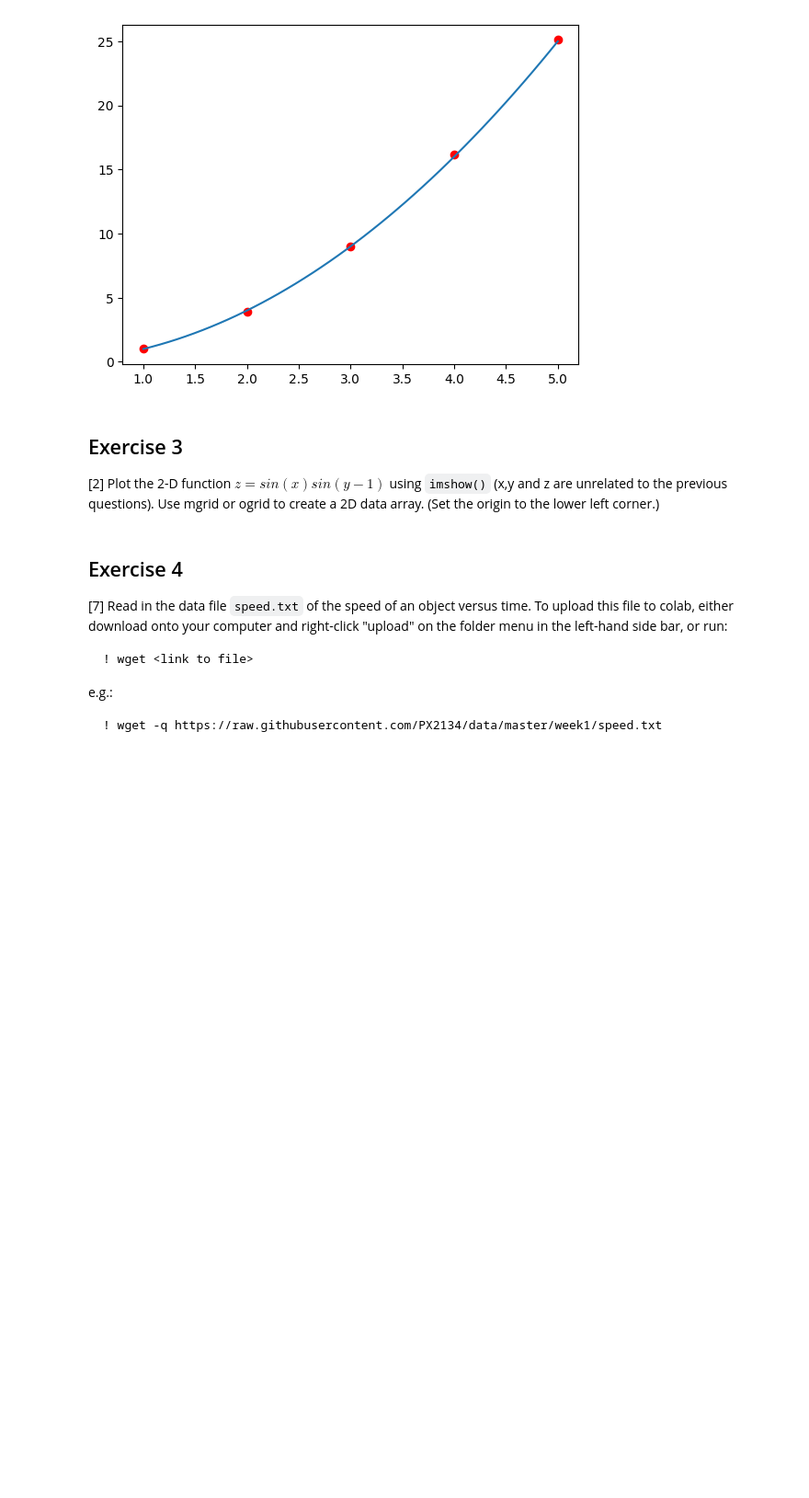
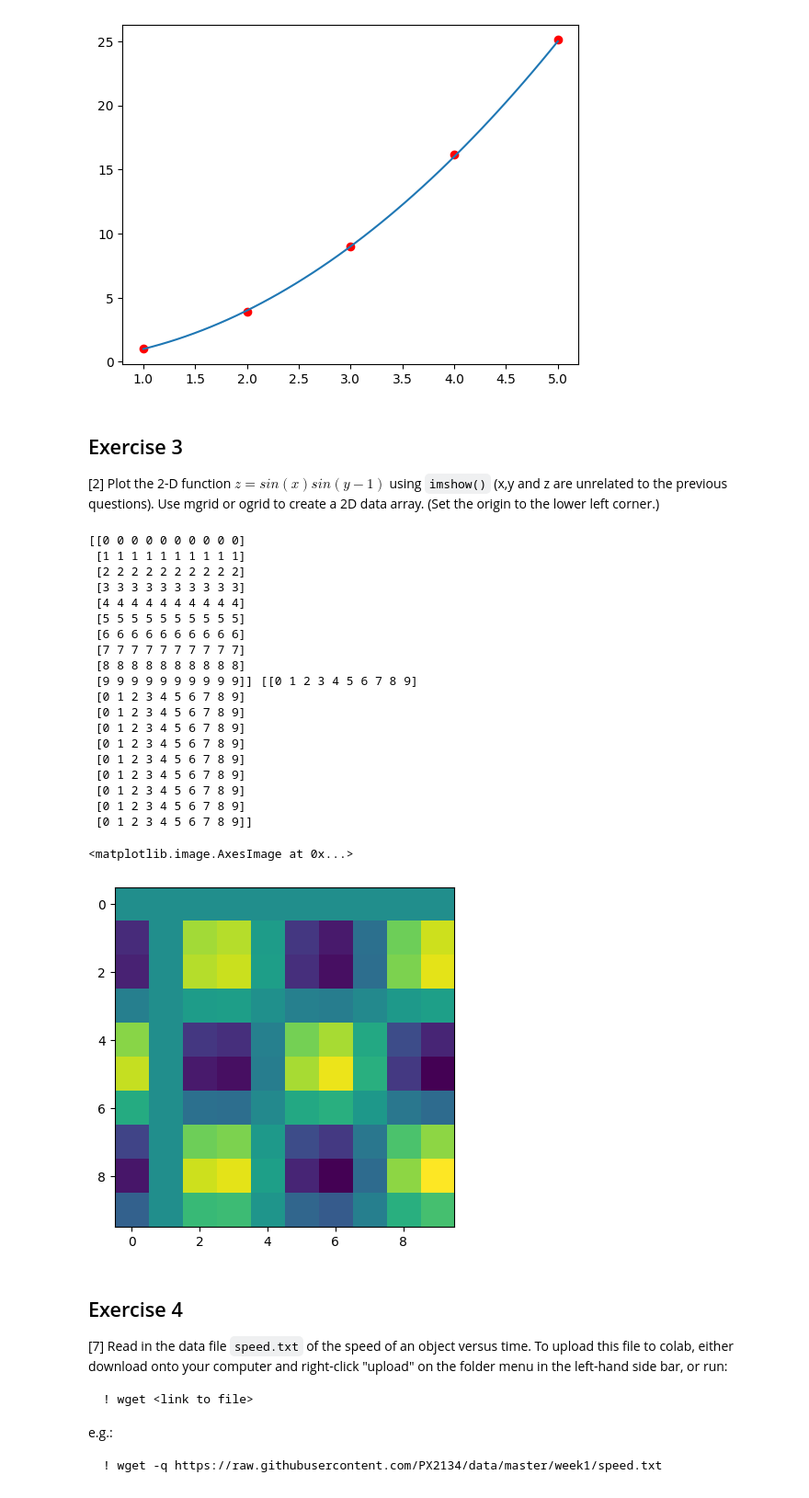
Before and after one commit to PX2145-2025/week-1-b-Morley-James, a Jupyter notebook: Revisions.ipynb, the cells around one changed output. Shown at 92% size. Drawn from its saved outputs; the diff is of its cells as text; code cells hidden in the pictures; blank space fills up the shorter version.

```diff
--- a/Revisions.ipynb
+++ b/Revisions.ipynb
@@ -383,12 +383,36 @@ plot(X,Y)
 # %%
 #define z
 import numpy as np
 from matplotlib import pyplot as plt
-x,y=np.mgrid[0:10:0.1,0:10:0.1]
-z
+x,y=np.mgrid[0:10:1,0:10:1]
+print(x,y)
+z = sin(x)*sin(y-1)
+imshow(z)
 
 #plot z
 #set origin to lower left corner
+# %% [output]
+[[0 0 0 0 0 0 0 0 0 0]
+ [1 1 1 1 1 1 1 1 1 1]
+ [2 2 2 2 2 2 2 2 2 2]
+ [3 3 3 3 3 3 3 3 3 3]
+ [4 4 4 4 4 4 4 4 4 4]
+ [5 5 5 5 5 5 5 5 5 5]
+ [6 6 6 6 6 6 6 6 6 6]
+ [7 7 7 7 7 7 7 7 7 7]
+ [8 8 8 8 8 8 8 8 8 8]
+ [9 9 9 9 9 9 9 9 9 9]] [[0 1 2 3 4 5 6 7 8 9]
+ [0 1 2 3 4 5 6 7 8 9]
+ [0 1 2 3 4 5 6 7 8 9]
+ [0 1 2 3 4 5 6 7 8 9]
+ [0 1 2 3 4 5 6 7 8 9]
+ [0 1 2 3 4 5 6 7 8 9]
+ [0 1 2 3 4 5 6 7 8 9]
+ [0 1 2 3 4 5 6 7 8 9]
+ [0 1 2 3 4 5 6 7 8 9]
+ [0 1 2 3 4 5 6 7 8 9]]
+<matplotlib.image.AxesImage at 0x...>
+[figure, added]
 # %% [markdown]
 ## Exercise 4
 [7] Read in the data file `speed.txt` of the speed of an object versus time. To upload this file to colab, either download onto your computer and right-click "upload" on the folder menu in the left-hand side bar, or run:
```
